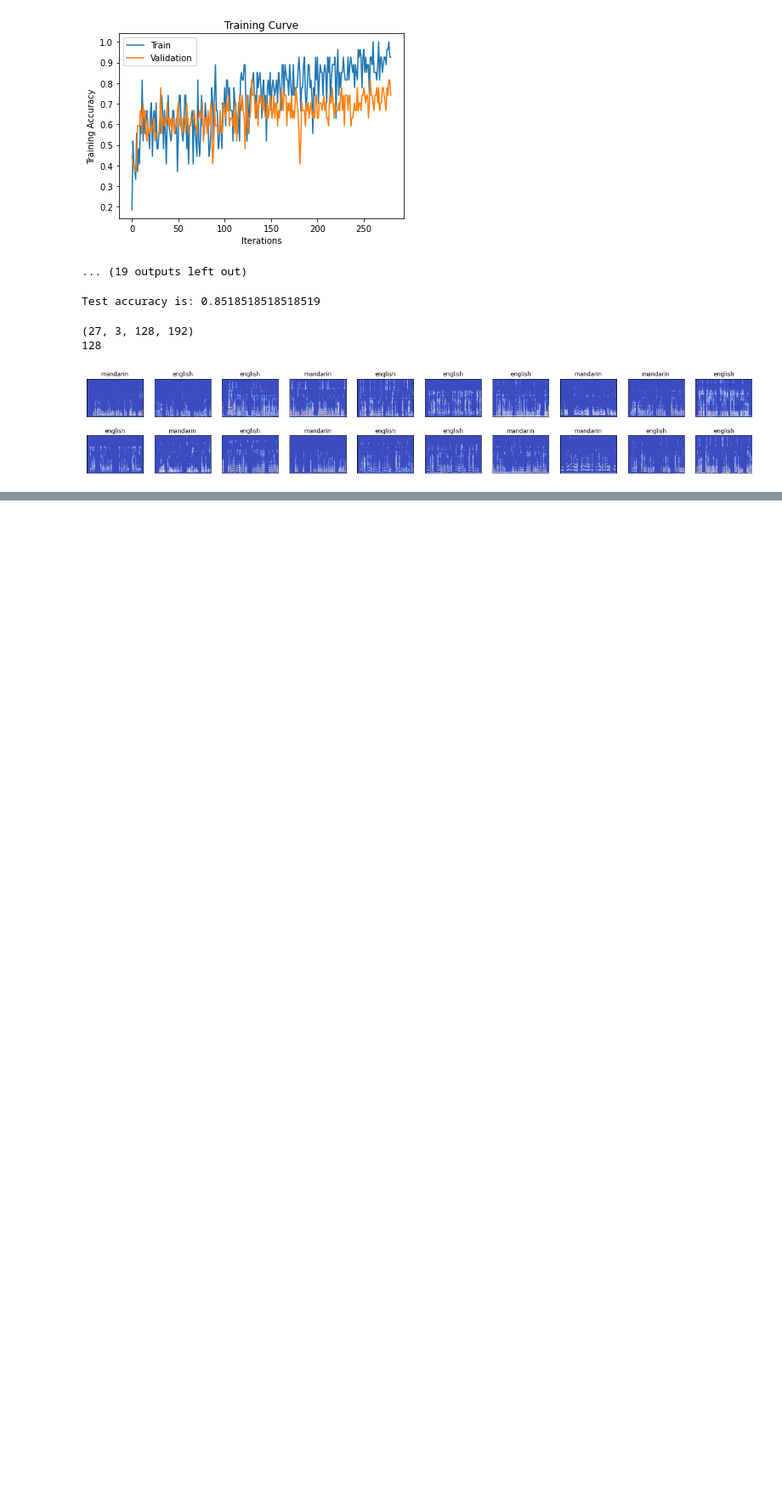
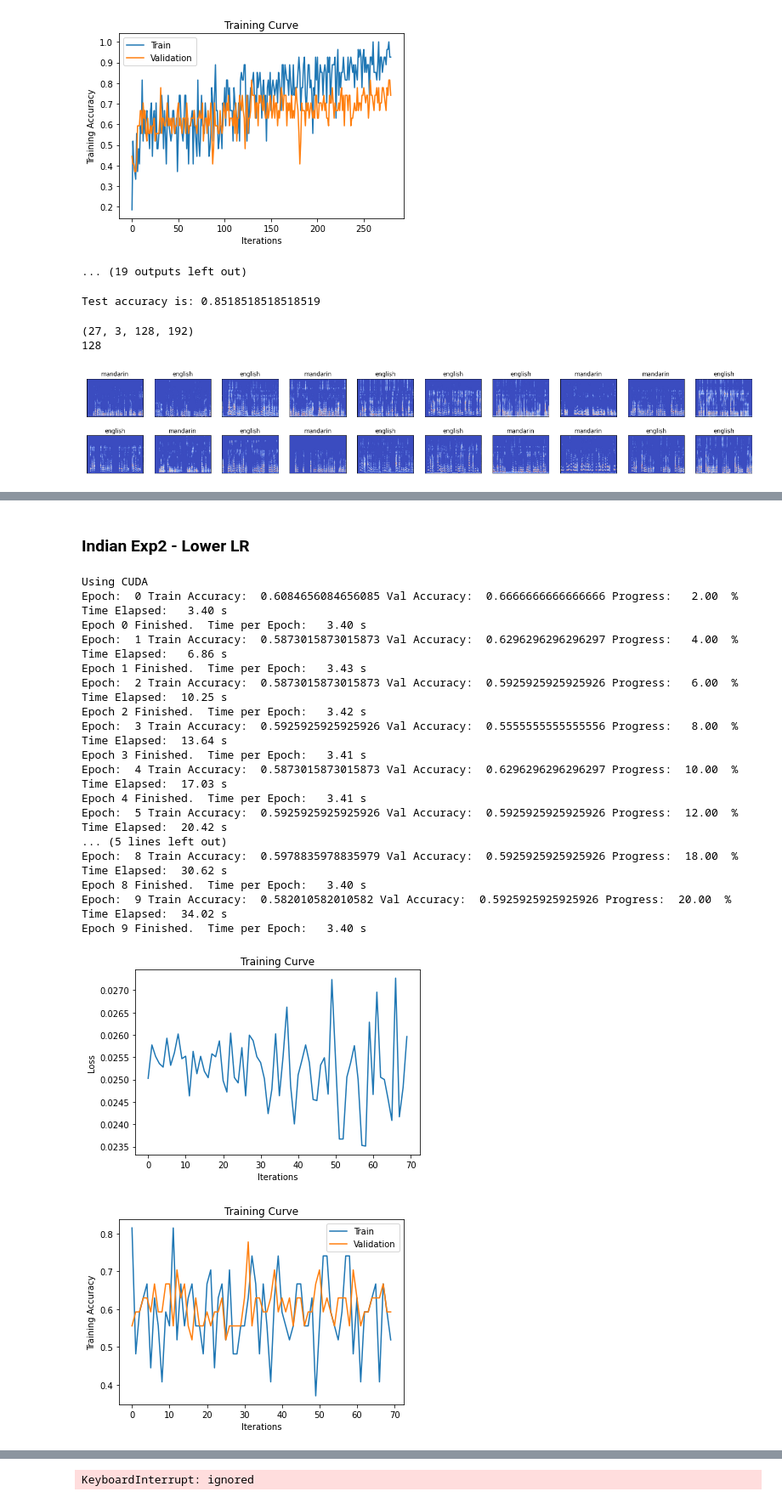
Before and after one commit to mingshi1214/Accent_Classifier, a Jupyter notebook: CRNN_Binary.ipynb, the cells around one changed output, grey strips where cells are left out. Shown at 85% size. Cells and saved outputs as stored; diff of their text form; code cells hidden in the pictures; blank space fills up the shorter version.

```diff
--- a/CRNN_Binary.ipynb
+++ b/CRNN_Binary.ipynb
@@ -953,0 +1119,2 @@ train_crnn_net(acc_net, batch_size = batch_size, learning_rate = learning_rate,
+# %% [markdown]
+### Indian Exp2 - Lower LR
@@ -953,0 +1174,39 @@ train_crnn_net(acc_net, batch_size = batch_size, learning_rate = learning_rate,
+# %%
+if torch.cuda.is_available():
+  print("Using CUDA")
+num_epochs = 50
+learning_rate = 0.0001
+# best so far: lr = 0.0005, hidden units = 8, hidden_size = 50
+# new best: lr = 0.0001 hidden units: 20,10, hidden_size = 50
+# new new best: lr = 0.00005 hidden units 20, 10, hidden_size = 50, epoch 30-40 was good! conv 16 - 32 , 50 epochs
+
+config = {
+    "name": "English_Indian_MelSpec_Img_exp2",
+    "num_classes": 2,
+    "input_dims": (batch_size, dummy, mfcc_bands, length),
+    "hidden_size": 50,
+    "nonlinearity": "relu",
+    "dropout": 0,
+}
+acc_net = CRNN2(config)
+train_crnn_net(acc_net, batch_size = batch_size, learning_rate = learning_rate, num_epochs = num_epochs)
+# %% [output]
+Using CUDA
+Epoch:  0 Train Accuracy:  0.6084656084656085 Val Accuracy:  0.6666666666666666 Progress:   2.00  % Time Elapsed:   3.40 s
+Epoch 0 Finished.  Time per Epoch:   3.40 s
+Epoch:  1 Train Accuracy:  0.5873015873015873 Val Accuracy:  0.6296296296296297 Progress:   4.00  % Time Elapsed:   6.86 s
+Epoch 1 Finished.  Time per Epoch:   3.43 s
+Epoch:  2 Train Accuracy:  0.5873015873015873 Val Accuracy:  0.5925925925925926 Progress:   6.00  % Time Elapsed:  10.25 s
+Epoch 2 Finished.  Time per Epoch:   3.42 s
+Epoch:  3 Train Accuracy:  0.5925925925925926 Val Accuracy:  0.5555555555555556 Progress:   8.00  % Time Elapsed:  13.64 s
+Epoch 3 Finished.  Time per Epoch:   3.41 s
+Epoch:  4 Train Accuracy:  0.5873015873015873 Val Accuracy:  0.6296296296296297 Progress:  10.00  % Time Elapsed:  17.03 s
+Epoch 4 Finished.  Time per Epoch:   3.41 s
+Epoch:  5 Train Accuracy:  0.5925925925925926 Val Accuracy:  0.5925925925925926 Progress:  12.00  % Time Elapsed:  20.42 s
+... (5 lines left out)
+Epoch:  8 Train Accuracy:  0.5978835978835979 Val Accuracy:  0.5925925925925926 Progress:  18.00  % Time Elapsed:  30.62 s
+Epoch 8 Finished.  Time per Epoch:   3.40 s
+Epoch:  9 Train Accuracy:  0.582010582010582 Val Accuracy:  0.5925925925925926 Progress:  20.00  % Time Elapsed:  34.02 s
+Epoch 9 Finished.  Time per Epoch:   3.40 s
+[figure, added]
+[figure, added]
@@ -953,0 +1221 @@ train_crnn_net(acc_net, batch_size = batch_size, learning_rate = learning_rate,
+KeyboardInterrupt: ignored
```
Also changed, not shown: parts of 10 cells of this notebook.
